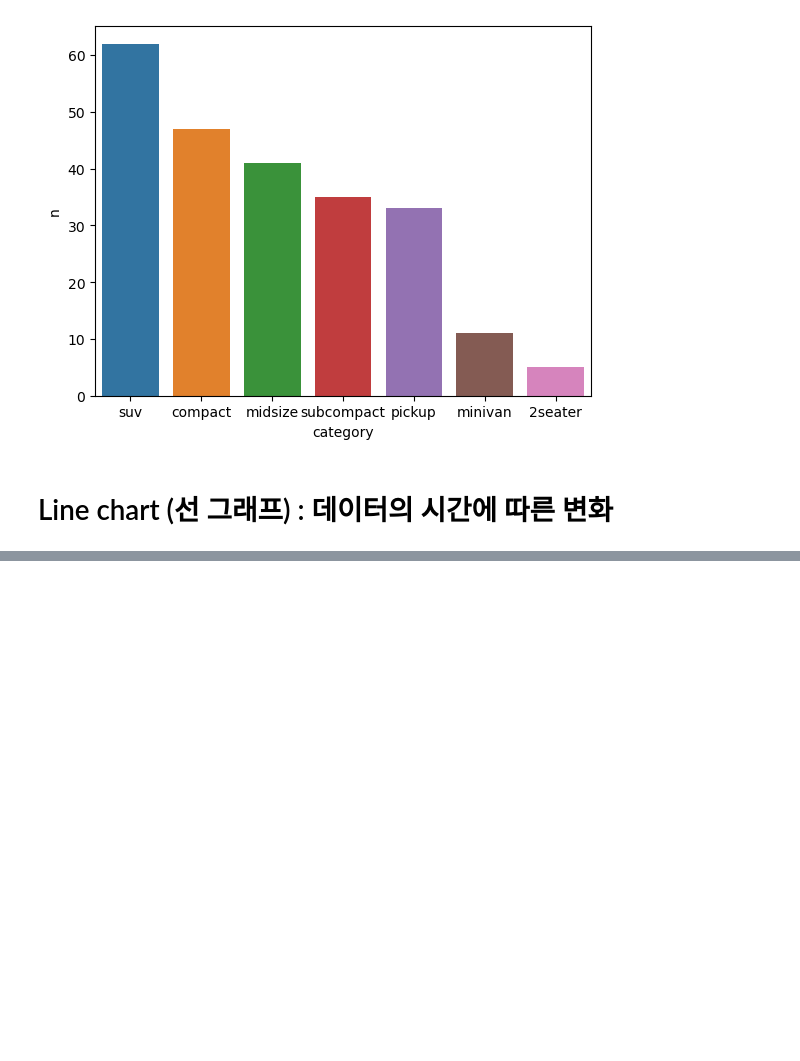
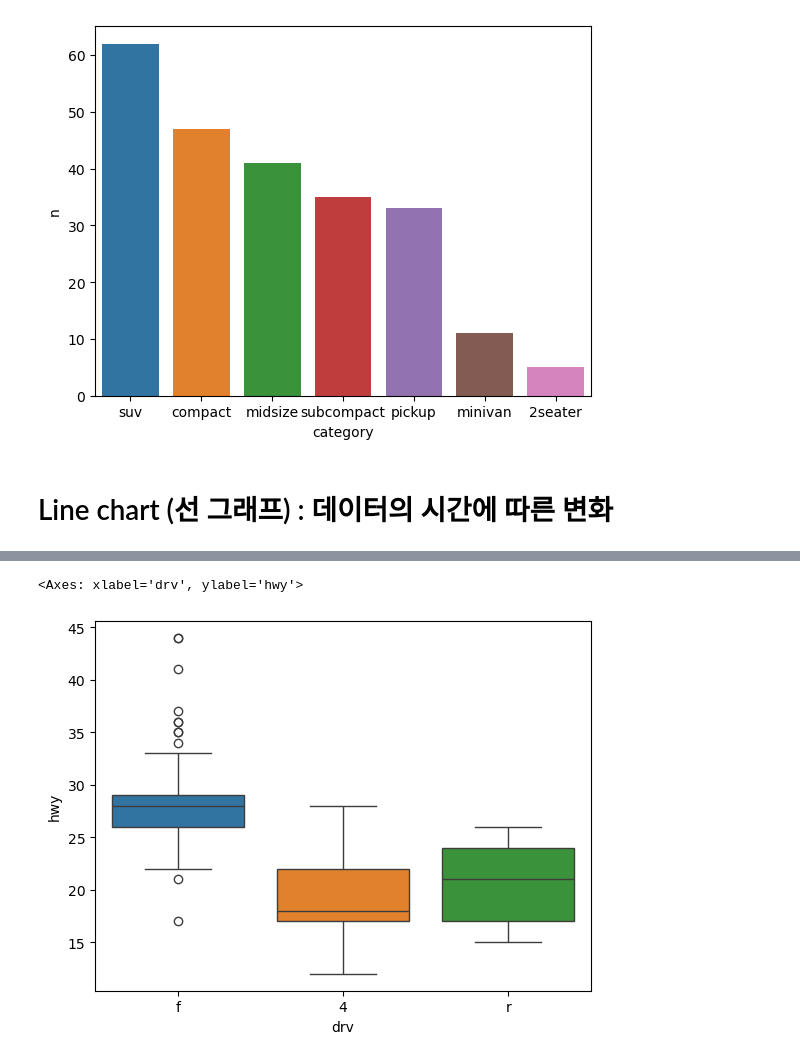
Before and after one commit to brave0duck/easy_python, a Jupyter notebook: 08 - graph.ipynb, the cells around one changed output, grey strips where cells are left out. Cells and saved outputs as stored; diff of their text form; code cells hidden in the pictures; blank space fills up the shorter version.

```diff
--- a/08 - graph.ipynb
+++ b/08 - graph.ipynb
@@ -85,0 +110,6 @@ sns.lineplot(data=economics, x='date2',y='unemploy')
+# %%
+# 구동계별 고속도로 연비
+sns.boxplot(data=mpg, x='drv', y='hwy', hue='drv')
+# %% [output]
+<Axes: xlabel='drv', ylabel='hwy'>
+[figure, added]
```
Also changed, not shown: parts of 5 cells of this notebook.
